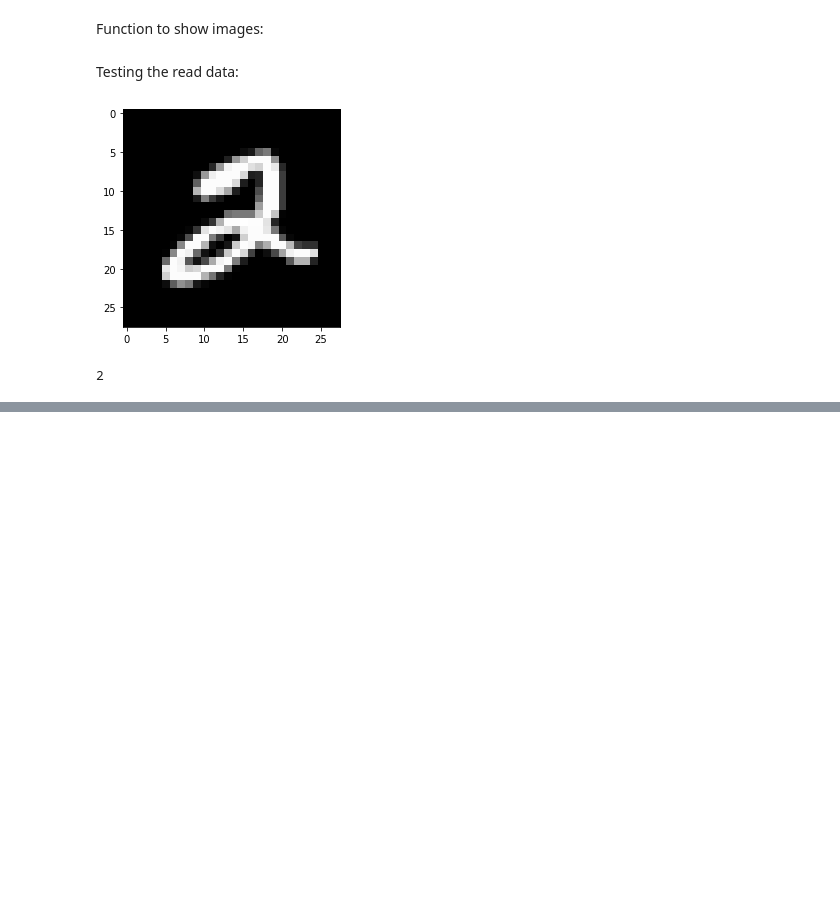
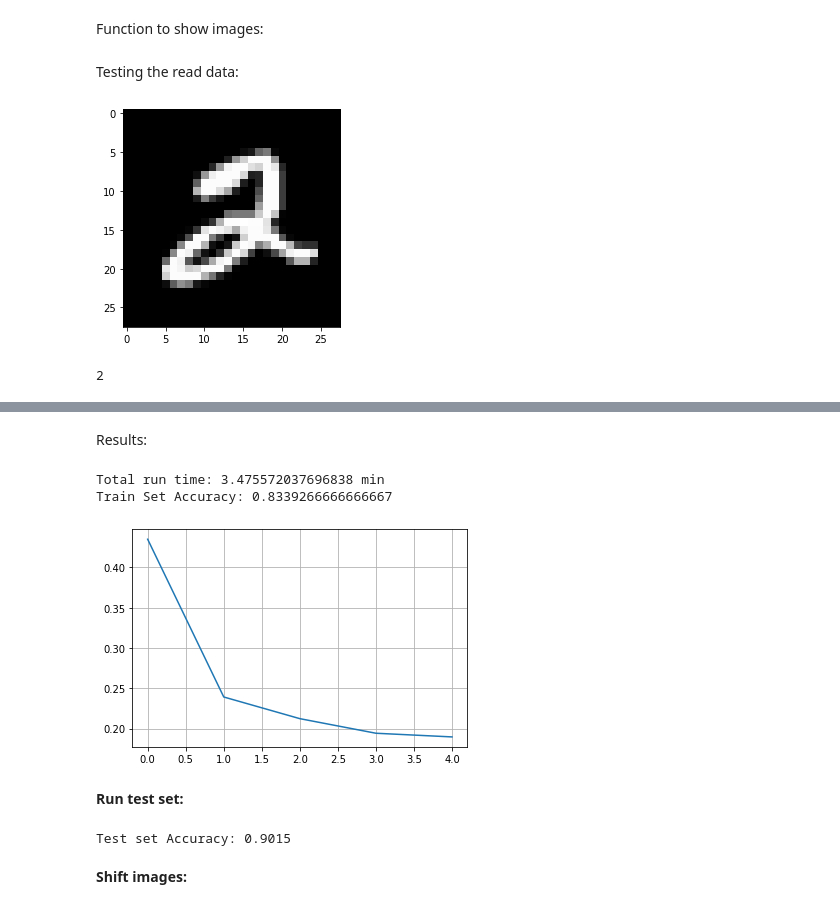
Before and after one commit to pwdz/MNIST_NN, a Jupyter notebook: MNIST.ipynb, the cells around one changed output, grey strips where cells are left out. Saved outputs shown, nothing was run; the diff lists cells and outputs as text; code cells hidden in the pictures; blank space fills up the shorter version.

```diff
--- a/MNIST.ipynb
+++ b/MNIST.ipynb
@@ -140,0 +380,25 @@ Accuracy: 0.11
+# %%
+number_of_epochs_final = 5
+final_total_time, final_total_accuracy, final_costPerEpoch, final_w21Mat, final_w32Mat, final_w43Mat, final_b1, final_b2, final_b3  = nn_vectorized(train_set, images_count=60000, learning_rate=1, number_of_epochs=number_of_epochs_final, batch_size=5, activation_func= sigmoid)
+# %% [markdown]
+Results:
+# %%
+print("Total run time:", final_total_time/60, "min")
+print("Train Set Accuracy:", final_total_accuracy)
+plot(np.arange(0, number_of_epochs_final, step = 1), final_costPerEpoch)
+# %% [output]
+Total run time: 3.475572037696838 min
+Train Set Accuracy: 0.8339266666666667
+[figure, added]
+# %% [markdown]
+**Run test set:**
+# %%
+output = []
+for i in range(len(test_set)):
+  o, _, _, _, _, _, _, _ = run_nn(test_set[i][0],final_w21Mat, final_w32Mat, final_w43Mat, final_b1, final_b2, final_b3, sigmoid)
+  output.append(o)
+print('Test set Accuracy: ' + str(calculate_accuracy_percent(test_set, output)))
+# %% [output]
+Test set Accuracy: 0.9015
+# %% [markdown]
+**Shift images:**
```
Also changed, not shown: parts of 34 cells of this notebook, 1 other file.
